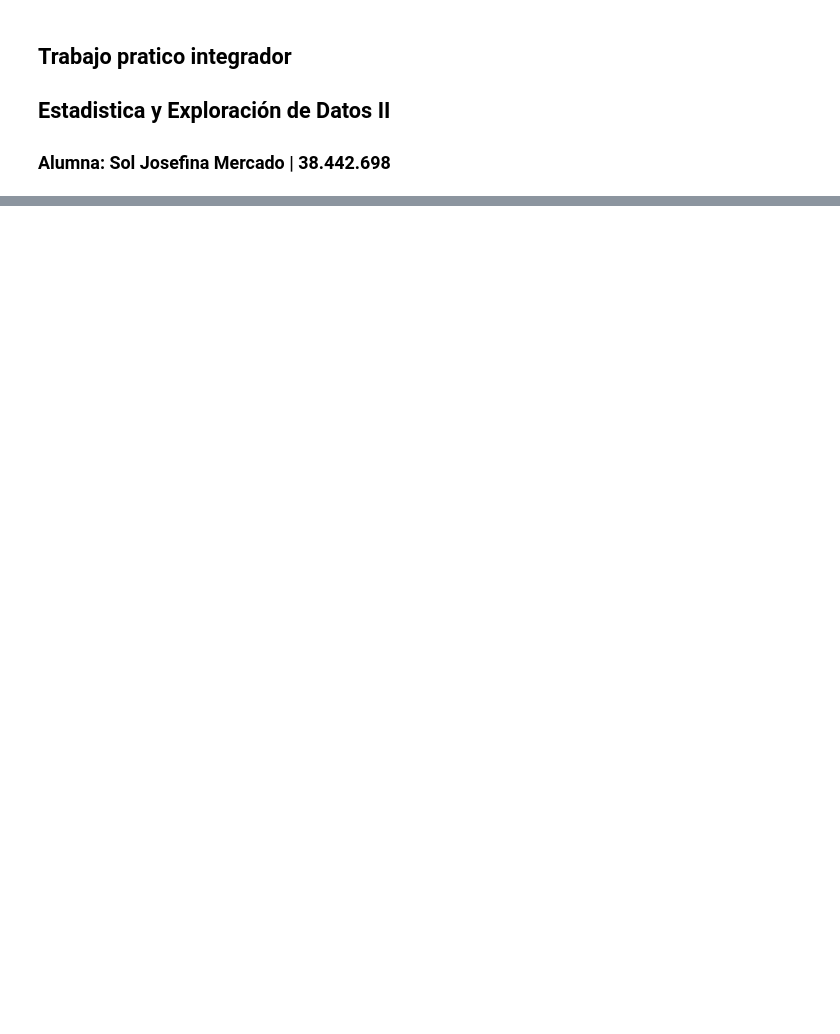
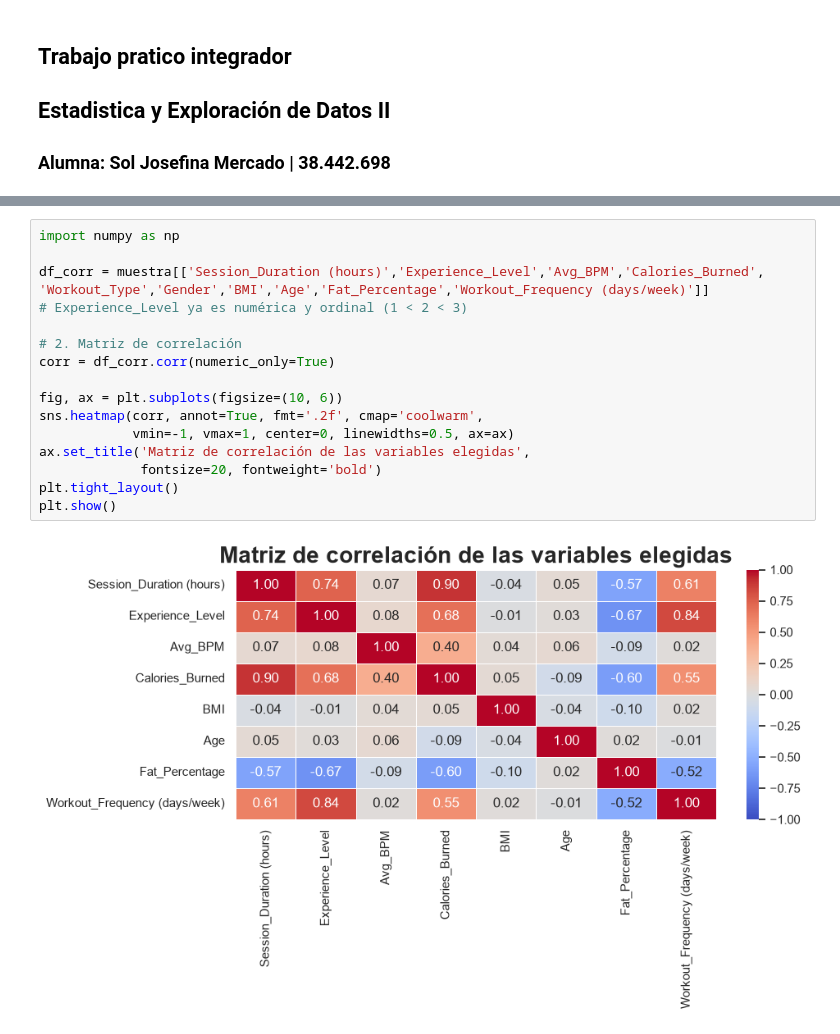
Before and after one commit to SolJosefinaMercado/TP_Promocion_EED2, a Jupyter notebook: notebook_eda.ipynb, the cells around one changed output, grey strips where cells are left out. Drawn from its saved outputs; the diff is of its cells as text; blank space fills up the shorter version.

```diff
--- a/notebook_eda.ipynb
+++ b/notebook_eda.ipynb
@@ -248,0 +251,19 @@ outliers
+# %%
+import numpy as np
+
+df_corr = muestra[['Session_Duration (hours)','Experience_Level','Avg_BPM','Calories_Burned',
+'Workout_Type','Gender','BMI','Age','Fat_Percentage','Workout_Frequency (days/week)']]
+# Experience_Level ya es numérica y ordinal (1 < 2 < 3)
+
+# 2. Matriz de correlación
+corr = df_corr.corr(numeric_only=True)
+
+fig, ax = plt.subplots(figsize=(10, 6))
+sns.heatmap(corr, annot=True, fmt='.2f', cmap='coolwarm',
+            vmin=-1, vmax=1, center=0, linewidths=0.5, ax=ax)
+ax.set_title('Matriz de correlación de las variables elegidas',
+             fontsize=20, fontweight='bold')
+plt.tight_layout()
+plt.show()
+# %% [output]
+[figure, added]
```
Also changed, not shown: parts of 32 cells of this notebook.
